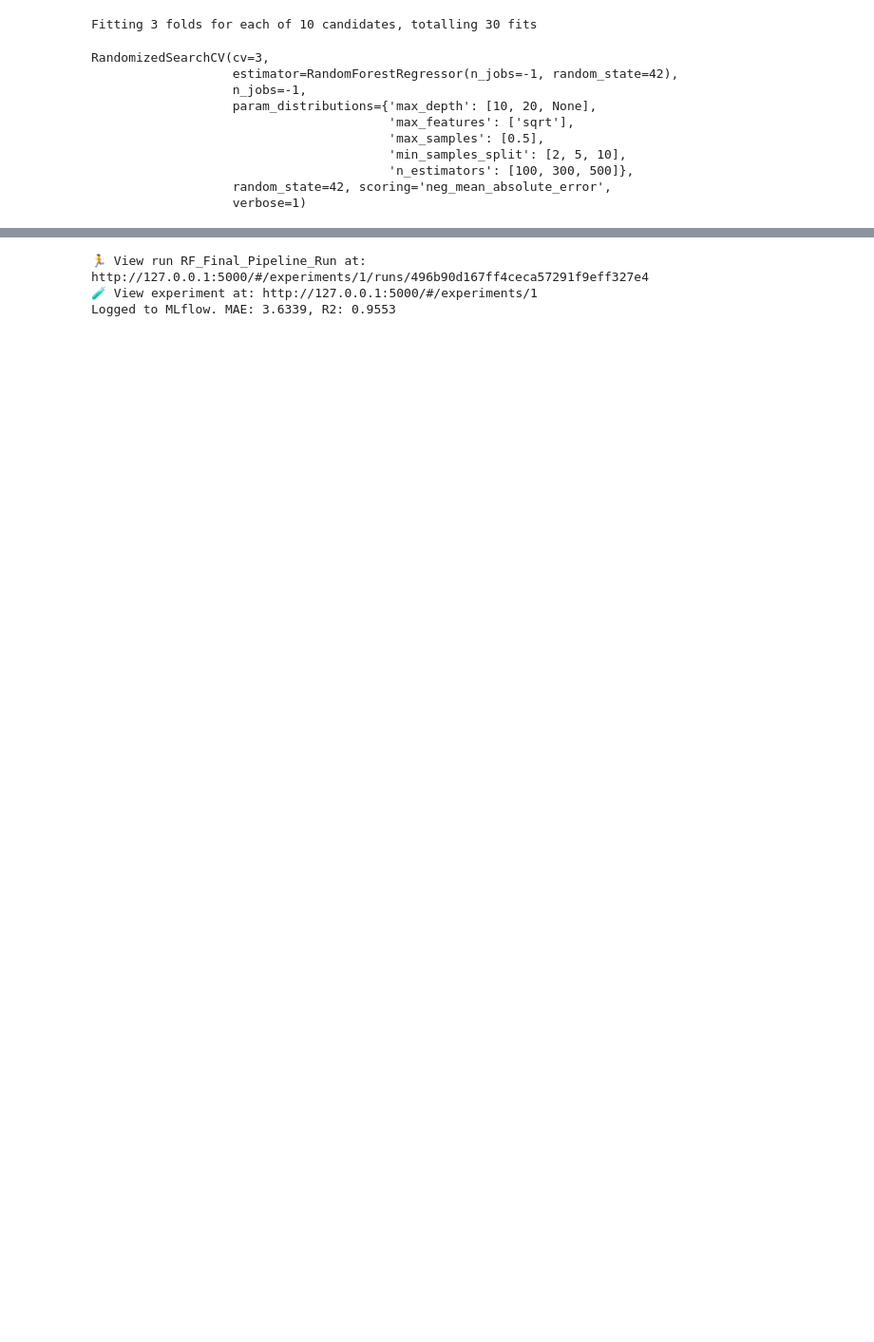
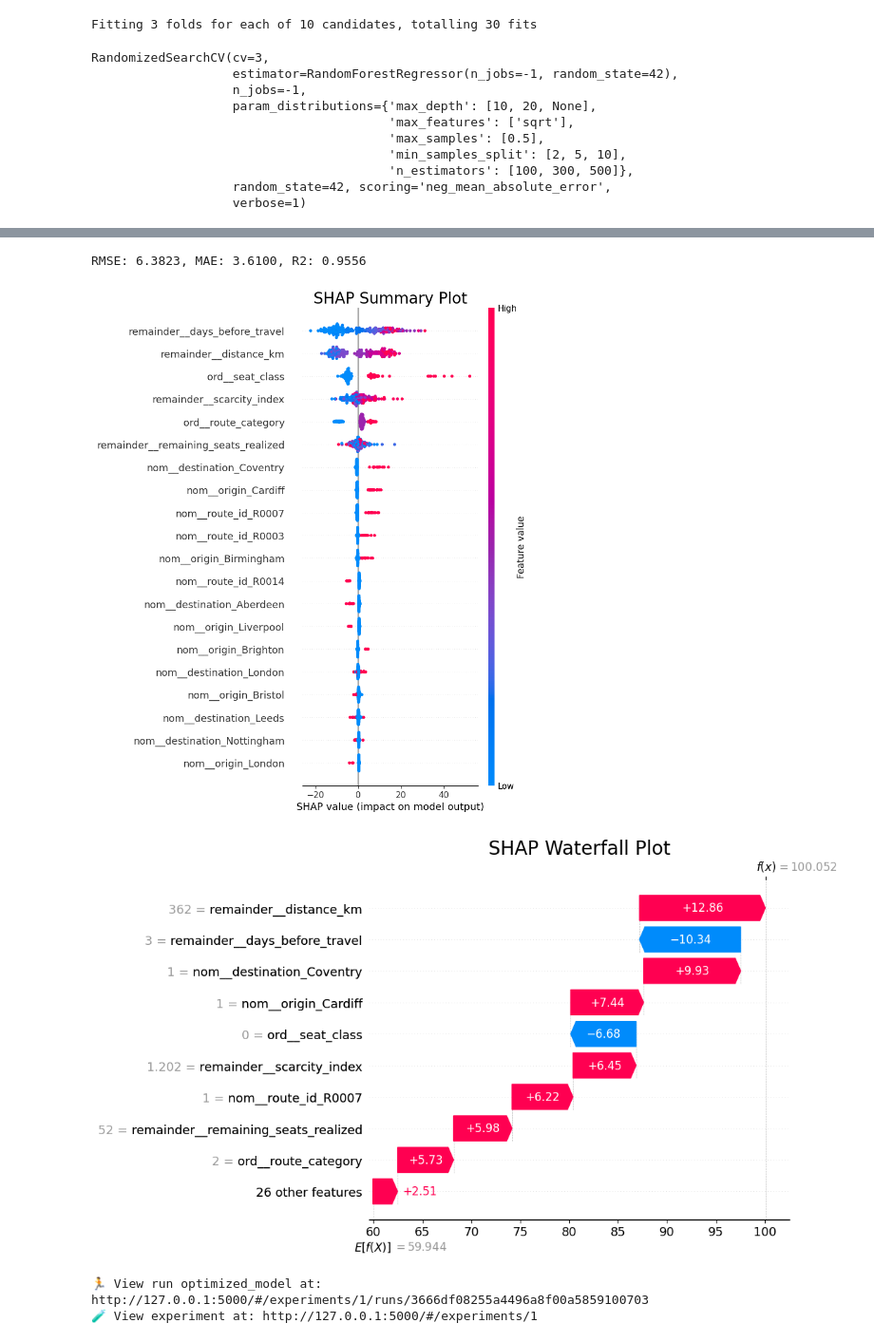
Before and after one commit to Ceejay-user/train-ticket-pricing, a Jupyter notebook: model/model.ipynb, the cells around one changed output, grey strips where cells are left out. Shown at 95% size. Drawn from its saved outputs; the diff is of its cells as text; code cells hidden in the pictures; blank space fills up the shorter version.

Commit message:
retrained model using SelectKBest class for feature selction

```diff
--- a/model/model.ipynb
+++ b/model/model.ipynb
@@ -223,0 +216,17 @@ mlflow.set_tracking_uri('http://127.0.0.1:5000')
+# %%
+import shap
+import matplotlib.pyplot as plt
+
+# Transforming the test data into the final top n numeric features
+# using a sample test data of 200 rows
+X_test_transformed = optimized_pipeline[:-1].transform(X_test[:200])
+
+# get the trained model from the pipeline
+model = optimized_pipeline.named_steps['model']
+
+# Initialize the SHAP Explainer
+explainer = shap.TreeExplainer(model)
+shap_values = explainer.shap_values(X_test_transformed)
+
+# Store the base value (the average prediction) for waterfall plot
+expected_value = explainer.expected_value
@@ -223,0 +237,2 @@ mlflow.set_tracking_uri('http://127.0.0.1:5000')
+# %%
+base_val = float(expected_value[0])
@@ -224,7 +241,13 @@ mlflow.set_tracking_uri('http://127.0.0.1:5000')
 # %%
+# setting mlflow experiment
+mlflow.set_tracking_uri('http://127.0.0.1:5000')
+mlflow.set_experiment('Voyage_ticket_price_prediction')
+
 # Logging with mlflow
-with mlflow.start_run(run_name="RF_Final_Pipeline_Run"):
-    # Log Best Hyperparameters
+with mlflow.start_run(run_name="optimized_model"):
+    # Log selected features, model type and best hyperparameters
+    mlflow.log_param("selected_features", top_n_names)
+    mlflow.log_param("model_type", optimized_pipeline.named_steps['model'].__class__.__name__)
     mlflow.log_params(rf_search.best_params_)
 
     # Log Metrics
@@ -233,8 +256,30 @@ with mlflow.start_run(run_name="RF_Final_Pipeline_Run"):
     mlflow.log_metric("rmse", rmse)
     mlflow.log_metric("r2_score", r2)
 
-    # Log the Full Pipeline for future use
-    mlflow.sklearn.log_model(final_pipeline, "random_forest_pipeline")
+    # Log the Full Pipeline
+    mlflow.sklearn.log_model(optimized_pipeline, "pipeline")
 
-print(f"Logged to MLflow. MAE: {mae:.4f}, R2: {r2:.4f}")
+    print(f"\nRMSE: {rmse:.4f}, MAE: {mae:.4f}, R2: {r2:.4f}\n")
+
+    # Log SHAP Summary Plot
+    plt.figure(figsize=(6, 4))
+    shap.summary_plot(shap_values, X_test_transformed, show=False)
+    mlflow.log_figure(plt.gcf(), "plots/shap_summary.png")
+    plt.title('SHAP Summary Plot', fontsize=20)
+    plt.show()
+    plt.close()
+
+    # Log SHAP waterfall plot for row index 0
+    exp = shap.Explanation(
+        values = shap_values[0],
+        base_values = base_val,
+        data = X_test_transformed.iloc[0].values,
+        feature_names = X_test_transformed.columns.tolist()
+    )
+    plt.figure()
+    shap.plots.waterfall(exp, show=False)
+    mlflow.log_figure(plt.gcf(), "plots/shap_waterfall_row0.png")
+    plt.title('SHAP Waterfall Plot', fontsize=20)
+    plt.show()
+    plt.close()
 # %% [output]
@@ -243,3 +288,5 @@ print(f"Logged to MLflow. MAE: {mae:.4f}, R2: {r2:.4f}")
-🏃 View run RF_Final_Pipeline_Run at: http://127.0.0.1:5000/#/experiments/1/runs/496b90d167ff4ceca57291f9eff327e4
-🧪 View experiment at: http://127.0.0.1:5000/#/experiments/1
-Logged to MLflow. MAE: 3.6339, R2: 0.9553
+RMSE: 6.3823, MAE: 3.6100, R2: 0.9556
+[figure, added]
+[figure, added]
+🏃 View run optimized_model at: http://127.0.0.1:5000/#/experiments/1/runs/3666df08255a4496a8f00a5859100703
+🧪 View experiment at: http://127.0.0.1:5000/#/experiments/1
```
Also changed, not shown: parts of 10 cells of this notebook, 2 other files.
